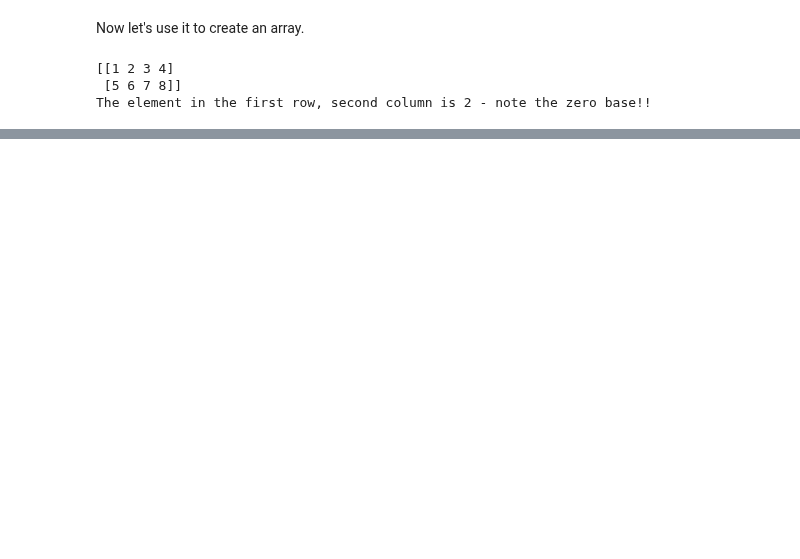
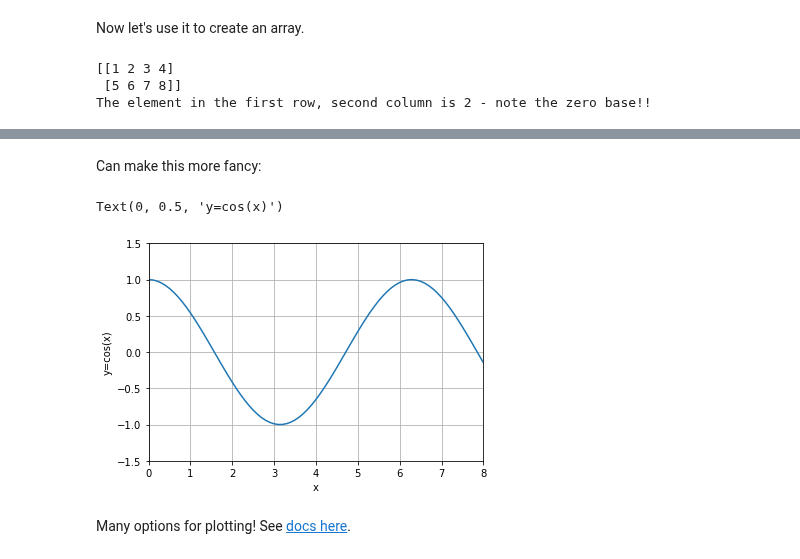
Before and after one commit to KAClough/TopicsInSciComp, a Jupyter notebook: Notebooks/Week1Lab.ipynb, the cells around one changed output, grey strips where cells are left out. Drawn from its saved outputs; the diff is of its cells as text; code cells hidden in the pictures; blank space fills up the shorter version.

```diff
--- a/Notebooks/Week1Lab.ipynb
+++ b/Notebooks/Week1Lab.ipynb
@@ -41,0 +124,16 @@ d is now 4
+# %% [markdown]
+Can make this more fancy:
+# %%
+x = np.arange(0,10,0.1) # Values between 0 and 10 in intervals of 0.1 - note that last entry is 9.9
+y = np.cos(x)
+plt.plot(x,y)
+plt.grid()
+plt.xlim(0,8)
+plt.ylim(-1.5,1.5)
+plt.xlabel("x")
+plt.ylabel("y=cos(x)")
+# %% [output]
+Text(0, 0.5, 'y=cos(x)')
+[figure, added]
+# %% [markdown]
+Many options for plotting! See [docs here](https://matplotlib.org/stable/users/getting_started/).
```
Also changed, not shown: parts of 28 cells of this notebook, 1 other file.
